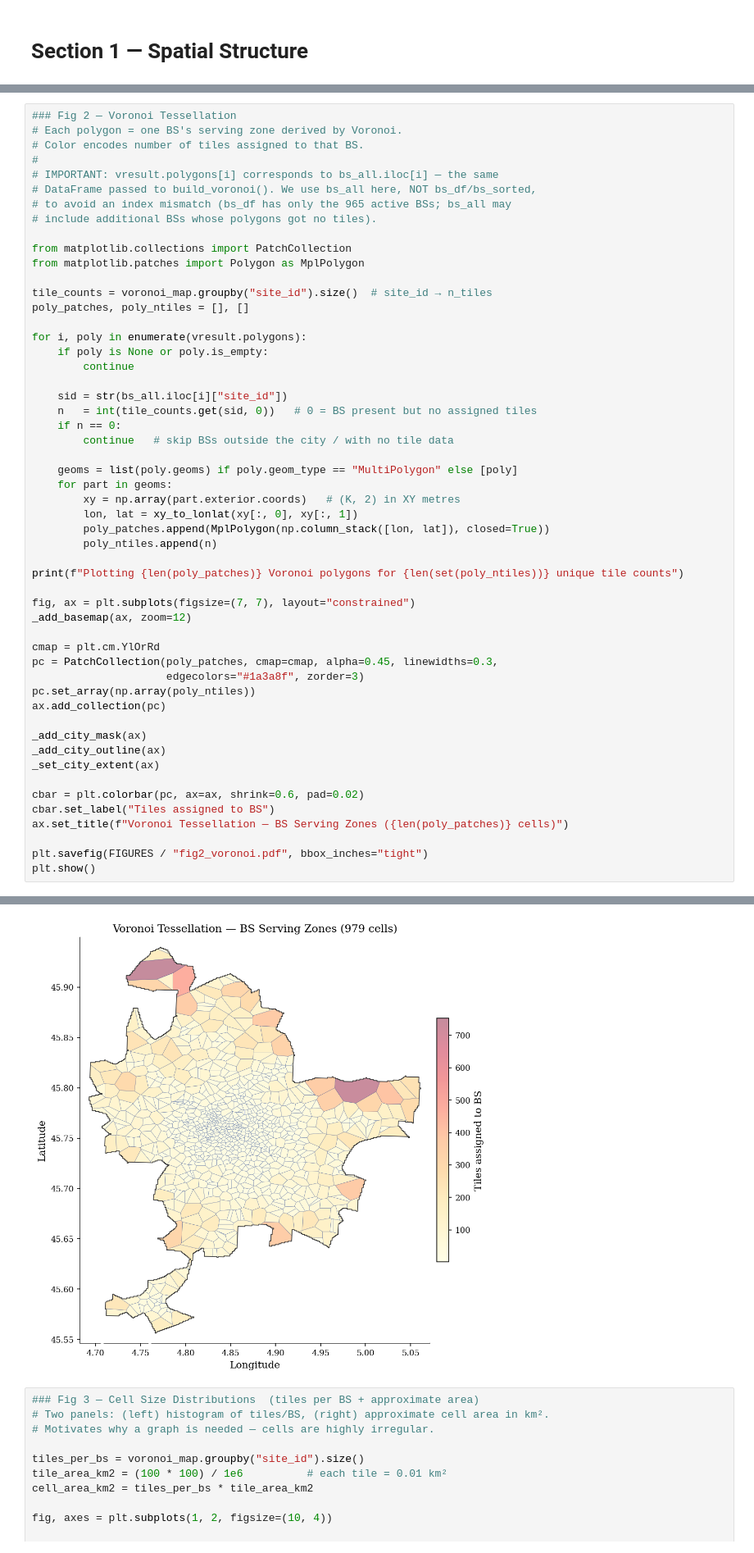
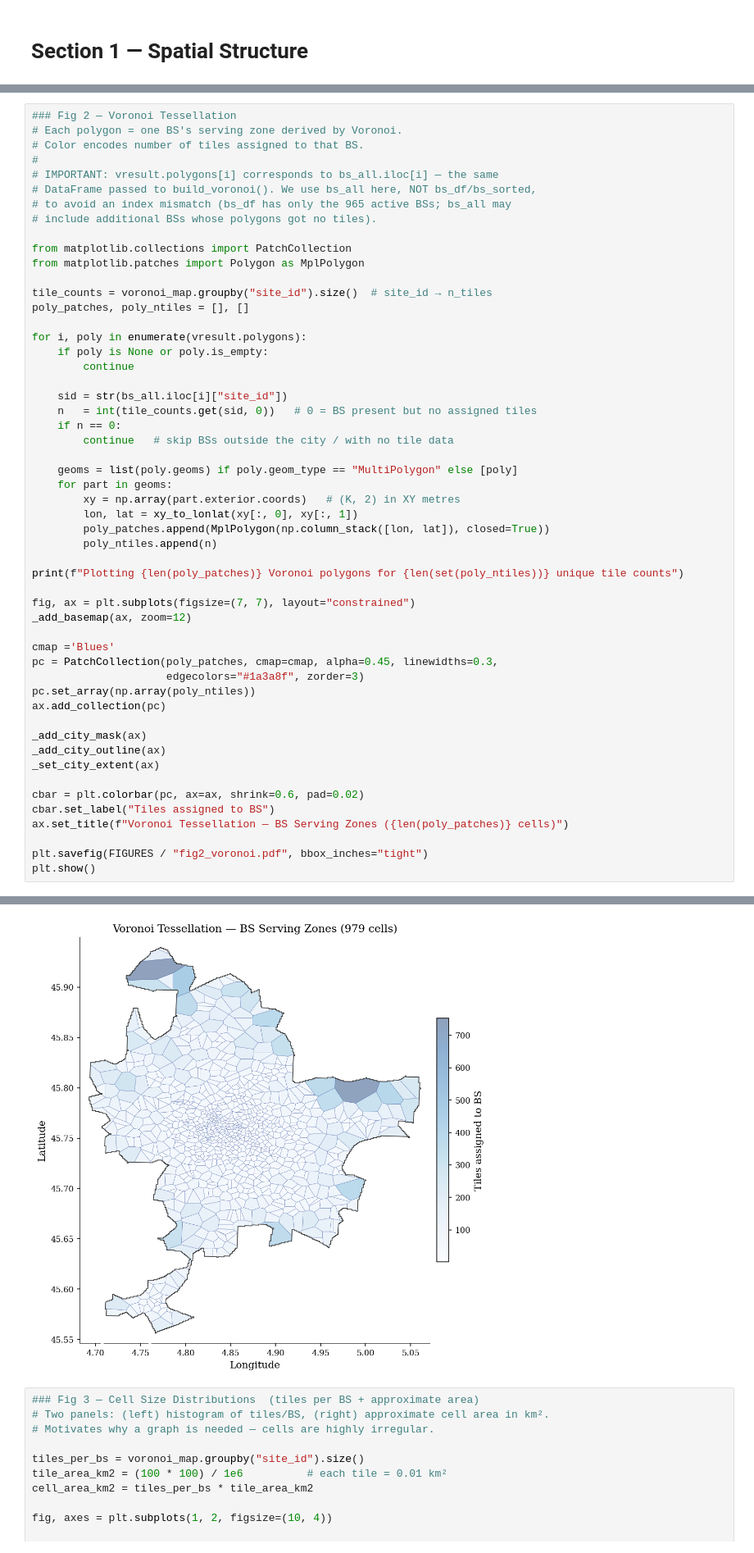
Before and after one commit to Shima-Af/UpfTrafficForecaster, a Jupyter notebook: notebooks/01_analytics.ipynb, the cells around one changed output, grey strips where cells are left out. Shown at 82% size. Saved outputs shown, nothing was run; the diff lists cells and outputs as text.

Commit message:
Add new Jupyter notebook for figures (version 2)

```diff
--- a/notebooks/01_analytics.ipynb
+++ b/notebooks/01_analytics.ipynb
@@ -251,35 +252,35 @@ for i, poly in enumerate(vresult.polygons):
 
     geoms = list(poly.geoms) if poly.geom_type == "MultiPolygon" else [poly]
     for part in geoms:
         xy = np.array(part.exterior.coords)   # (K, 2) in XY metres
         lon, lat = xy_to_lonlat(xy[:, 0], xy[:, 1])
         poly_patches.append(MplPolygon(np.column_stack([lon, lat]), closed=True))
         poly_ntiles.append(n)
 
 print(f"Plotting {len(poly_patches)} Voronoi polygons for {len(set(poly_ntiles))} unique tile counts")
 
 fig, ax = plt.subplots(figsize=(7, 7), layout="constrained")
 _add_basemap(ax, zoom=12)
 
-cmap = plt.cm.YlOrRd
+cmap ='Blues'
 pc = PatchCollection(poly_patches, cmap=cmap, alpha=0.45, linewidths=0.3,
                      edgecolors="#1a3a8f", zorder=3)
 pc.set_array(np.array(poly_ntiles))
 ax.add_collection(pc)
 
 _add_city_mask(ax)
 _add_city_outline(ax)
 _set_city_extent(ax)
 
 cbar = plt.colorbar(pc, ax=ax, shrink=0.6, pad=0.02)
 cbar.set_label("Tiles assigned to BS")
 ax.set_title(f"Voronoi Tessellation — BS Serving Zones ({len(poly_patches)} cells)")
 
 plt.savefig(FIGURES / "fig2_voronoi.pdf", bbox_inches="tight")
 plt.show()
 # %% [output]
 Plotting 979 Voronoi polygons for 192 unique tile counts
-[figure, old version]
+[figure, new version]
 # %%
 ### Fig 3 — Cell Size Distributions  (tiles per BS + approximate area)
 # Two panels: (left) histogram of tiles/BS, (right) approximate cell area in km².
```
Also changed, not shown: parts of 3 cells of this notebook, 10 other files.
